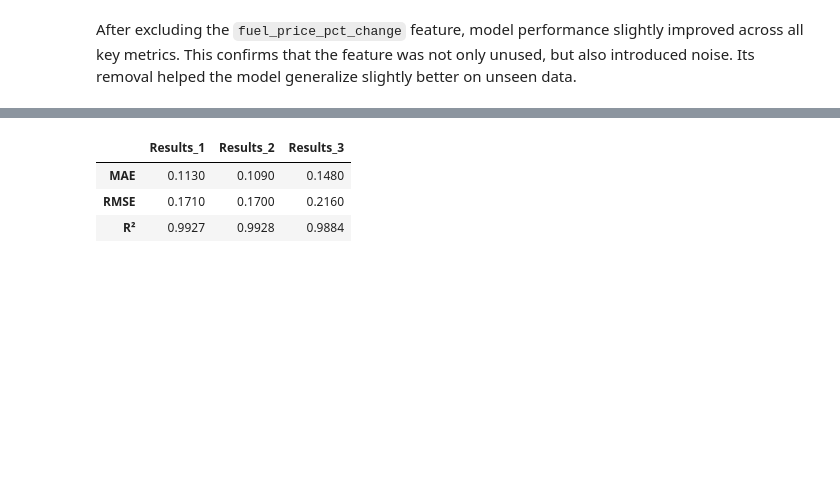
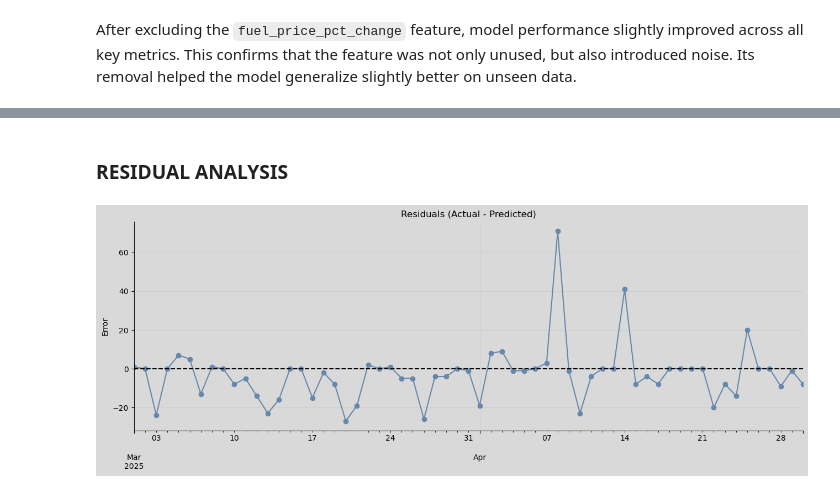
Before and after one commit to fabiogaldinho/Dynamic-Pricing, a Jupyter notebook: notebooks/03_Modeling.ipynb, the cells around one changed output, grey strips where cells are left out. Saved outputs shown, nothing was run; the diff lists cells and outputs as text; code cells hidden in the pictures; blank space fills up the shorter version.

Commit message:
Finished modeling

```diff
--- a/notebooks/03_Modeling.ipynb
+++ b/notebooks/03_Modeling.ipynb
@@ -190,17 +199,7 @@ X_train = X_train.drop('fuel_price_pct_change', axis = 1).copy()
 X_val = X_val.drop('fuel_price_pct_change', axis = 1).copy()
 X_test = X_test.drop('fuel_price_pct_change', axis = 1).copy()
 # %%
-model = XGBRegressor(
-    n_estimators = 500,
-    learning_rate = 0.05,
-    max_depth = 5,
-    subsample = 0.8,
-    colsample_bytree = 0.8,
-    random_state = 13,
-    early_stopping_rounds = 20,
-    eval_metric = 'rmse'
-)
-
+model = create_model()
 model.fit(X_train, y_train,
           eval_set = [(X_val, y_val)],
           verbose = False
@@ -442,18 +242,0 @@ XGBRegressor(base_score=None, booster=None, callbacks=None,
-# %%
-y_pred = model.predict(X_test)
-y_pred = np.maximum(y_pred, 0)
-
-df['y_test'] = np.expm1(y_test).astype(int)
-df['y_pred'] = np.expm1(y_pred).astype(int)
-
-mae = mean_absolute_error(y_test, y_pred)
-rmse = np.sqrt(mean_squared_error(y_test, y_pred))
-r2 = r2_score(y_test, y_pred)
-
-metrics_df["Results_3"] = [round(mae, 3), round(rmse, 3), round(r2, 4)]
-metrics_df
-# %% [output]
-|  | Results_1 | Results_2 | Results_3 |
-| MAE | 0.1130 | 0.1090 | 0.1480 |
-| RMSE | 0.1710 | 0.1700 | 0.2160 |
-| R² | 0.9927 | 0.9928 | 0.9884 |
@@ -459,0 +245,29 @@ metrics_df
+# %% [markdown]
+### **RESIDUAL ANALYSIS**
+# %%
+df['residuals'] = df['y_test'] - df['y_pred']
+
+df_test2 = df_test.copy()
+df_test2['date'] = df['date'].copy()
+df_test2['residuals'] = df['residuals'].copy()
+df_test2['predicted'] = df['y_pred'].copy()
+df_test2['abs_error'] = df_test2['residuals'].abs()
+df_test2['y_test'] = df['y_test'].copy()
+# %%
+set_plot_style()
+df_test2.set_index('date')['residuals'].plot(color = corDefault, marker = 'o', linestyle = '-')
+plt.axhline(0, color = 'black', linestyle = '--')
+plt.title('Residuals (Actual - Predicted)')
+
+plt.grid(visible = True, color = '0.81')
+plt.xlabel("")
+plt.ylabel('Error')
+plt.gcf().set_size_inches(13, 5)
+
+plt.tight_layout()
+plt.savefig("../visuals/45.ResidualsPlot.svg")
+
+plt.show()
+plt.close()
+# %% [output]
+[figure, added]
```
Also changed, not shown: parts of 67 cells of this notebook, 9 other files.
